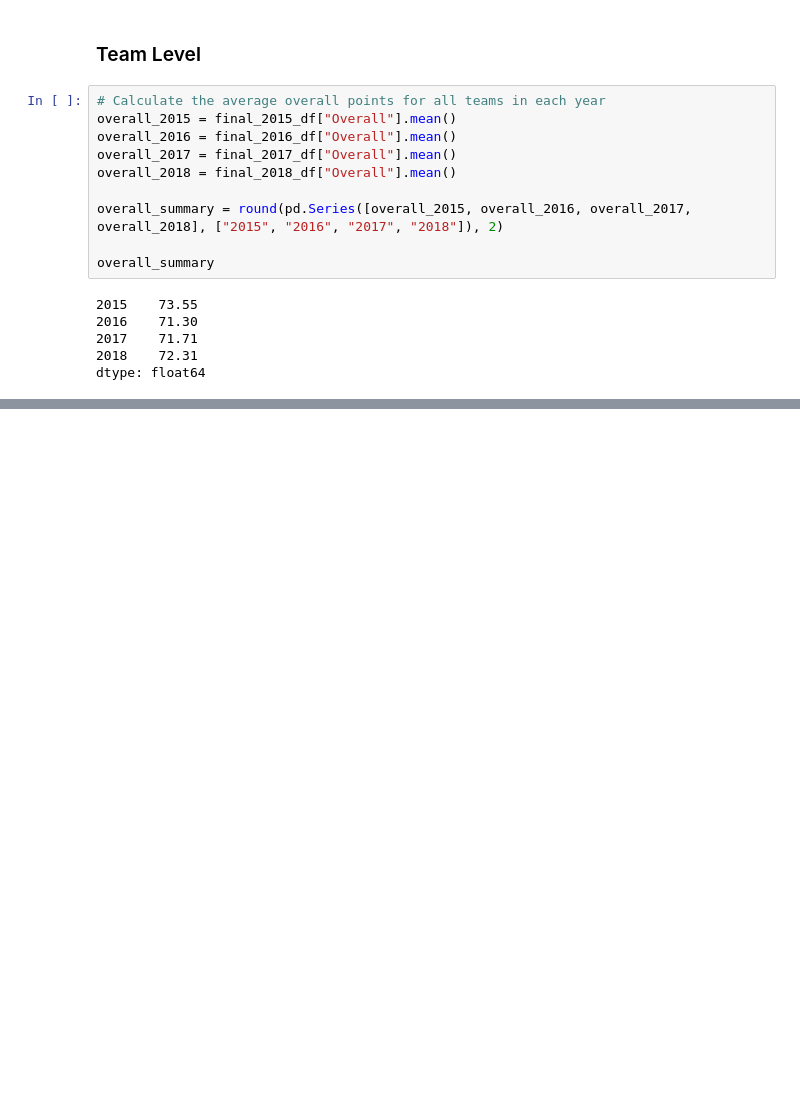
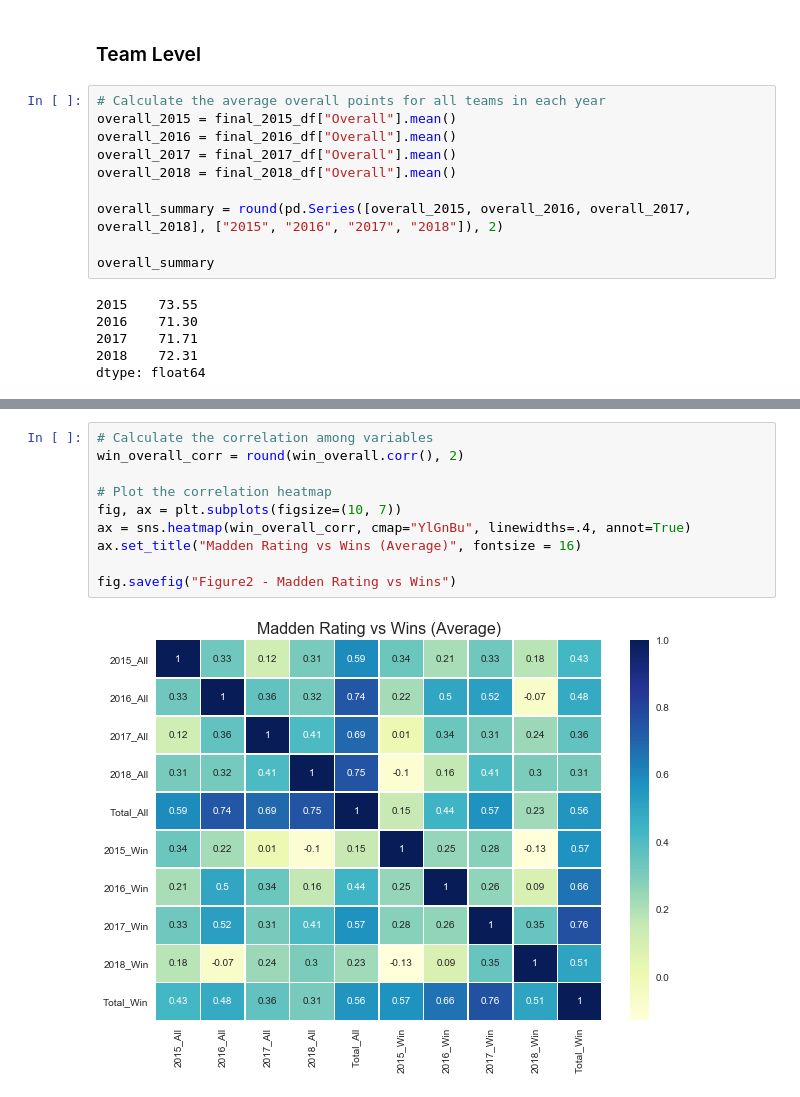
Before and after one commit to 00geist00/project-one, a Jupyter notebook: data_import.ipynb, the cells around one changed output, grey strips where cells are left out. Drawn from its saved outputs; the diff is of its cells as text; blank space fills up the shorter version.

```diff
--- a/data_import.ipynb
+++ b/data_import.ipynb
@@ -215,0 +242,12 @@ win_summary.head()
+# %%
+# Calculate the correlation among variables
+win_overall_corr = round(win_overall.corr(), 2)
+
+# Plot the correlation heatmap
+fig, ax = plt.subplots(figsize=(10, 7))
+ax = sns.heatmap(win_overall_corr, cmap="YlGnBu", linewidths=.4, annot=True)
+ax.set_title("Madden Rating vs Wins (Average)", fontsize = 16)
+
+fig.savefig("Figure2 - Madden Rating vs Wins")
+# %% [output]
+[figure, added]
```
Also changed, not shown: parts of 11 cells of this notebook, 3 other files.
